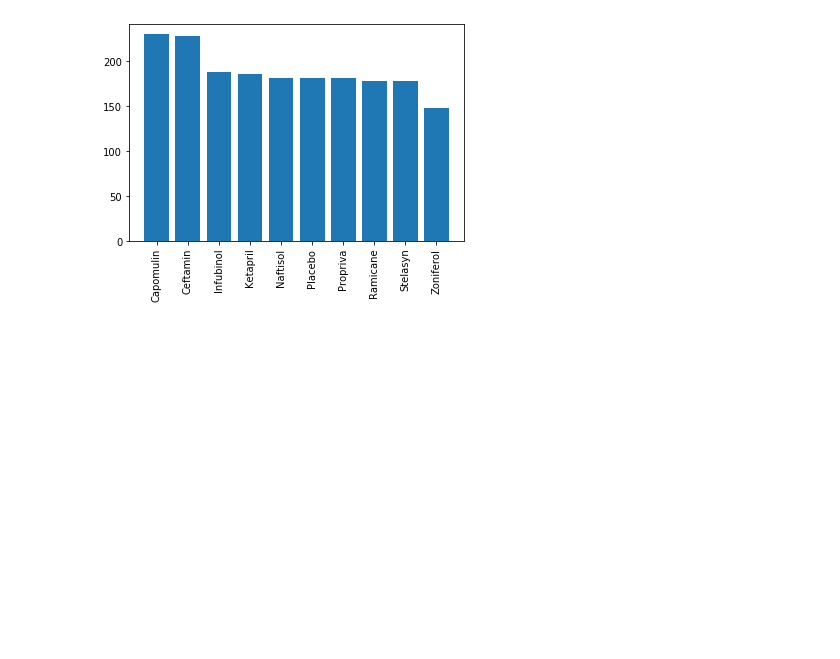
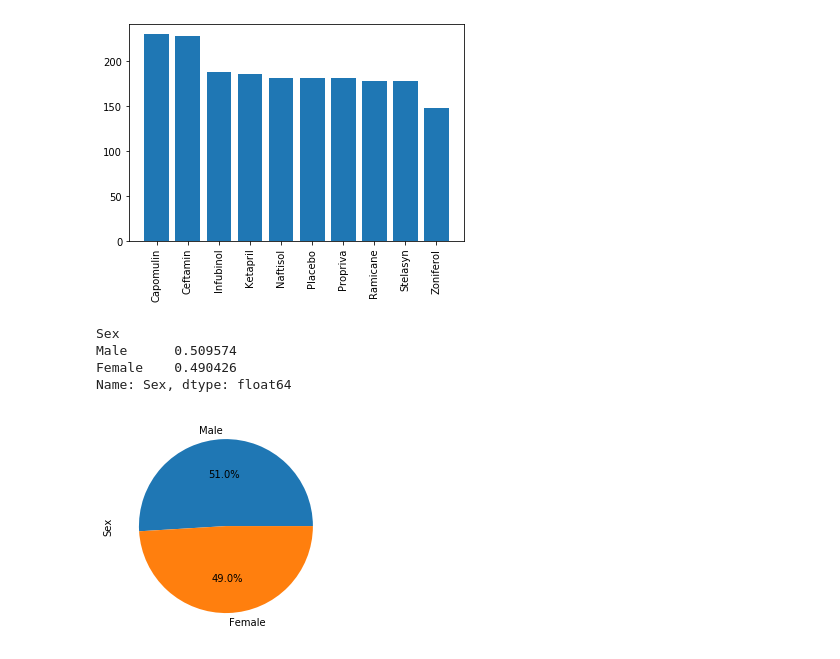
Before and after one commit to kitty-cat-catania/matplotlib-challenge, a Jupyter notebook: main.py.ipynb, the cells around one changed output. Drawn from its saved outputs; the diff is of its cells as text; code cells hidden in the pictures; blank space fills up the shorter version.

Commit message:
pie chart

```diff
--- a/main.py.ipynb
+++ b/main.py.ipynb
@@ -257,0 +260,7 @@ plt.bar(x,count_meas1)
+# %%
+#get gender distribution
+gend_group= data_df2.groupby("Sex")
+# %%
+gend_dist_count = gend_group["Sex"].count()
+# %%
+gend_dist_count =gend_dist_count.sort_values(ascending = False)
@@ -257,0 +271,11 @@ plt.bar(x,count_meas1)
+# %%
+gend_dist
+# %% [output]
+Sex
+Male      0.509574
+Female    0.490426
+Name: Sex, dtype: float64
+# %%
+pie_try1 = gend_dist_count.plot(kind = "pie", autopct="%.1f%%")
+# %% [output]
+[figure, added]
```
Also changed, not shown: parts of 4 cells of this notebook.
